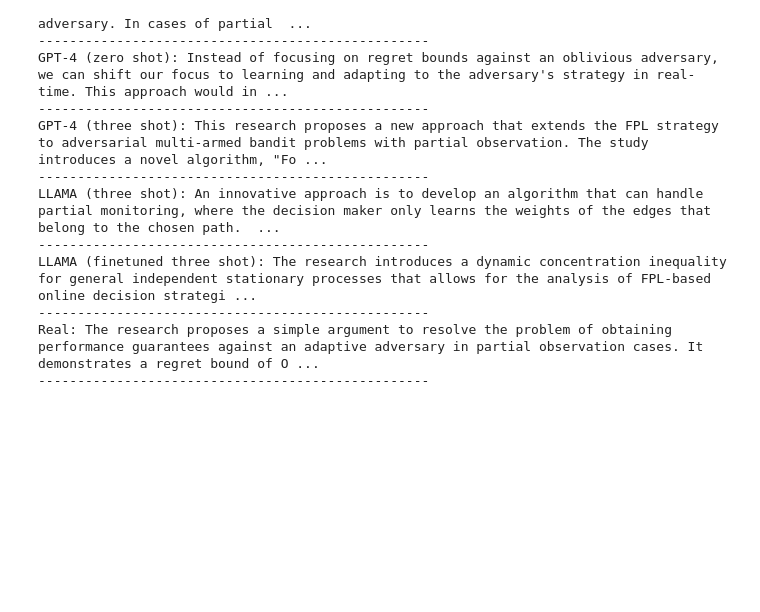
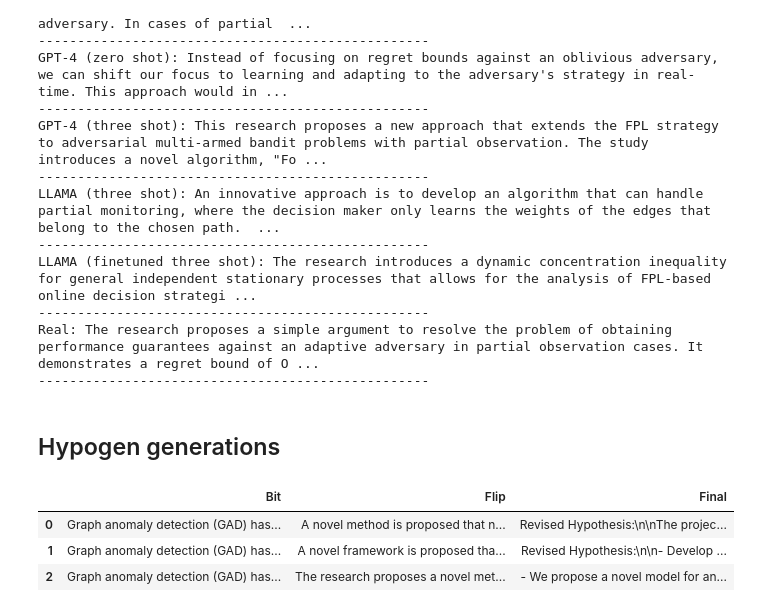
Before and after one commit to UniverseTBD/hypogen, a Jupyter notebook: main/development.ipynb, the cells around one changed output. Drawn from its saved outputs; the diff is of its cells as text; code cells hidden in the pictures; blank space fills up the shorter version.

```diff
--- a/main/development.ipynb
+++ b/main/development.ipynb
@@ -555,3 +555,13 @@ LLAMA (finetuned three shot): The research introduces a dynamic concentration in
 --------------------------------------------------
 Real: The research proposes a simple argument to resolve the problem of obtaining performance guarantees against an adaptive adversary in partial observation cases. It demonstrates a regret bound of O ...
 --------------------------------------------------
+# %% [markdown]
+## Hypogen generations
+# %%
+df = pd.read_csv('/Users/charlesoneill/hypogen/data/generated/hypogen.csv')
+df.head()
+# %% [output]
+|  | Bit | Flip | Final |
+| 0 | Graph anomaly detection (GAD) has... | A novel method is proposed that n... | Revised Hypothesis:\n\nThe projec... |
+| 1 | Graph anomaly detection (GAD) has... | A novel framework is proposed tha... | Revised Hypothesis:\n\n- Develop ... |
+| 2 | Graph anomaly detection (GAD) has... | The research proposes a novel met... | - We propose a novel model for an... |
```
Also changed, not shown: parts of 1 cell of this notebook, 6 other files.
